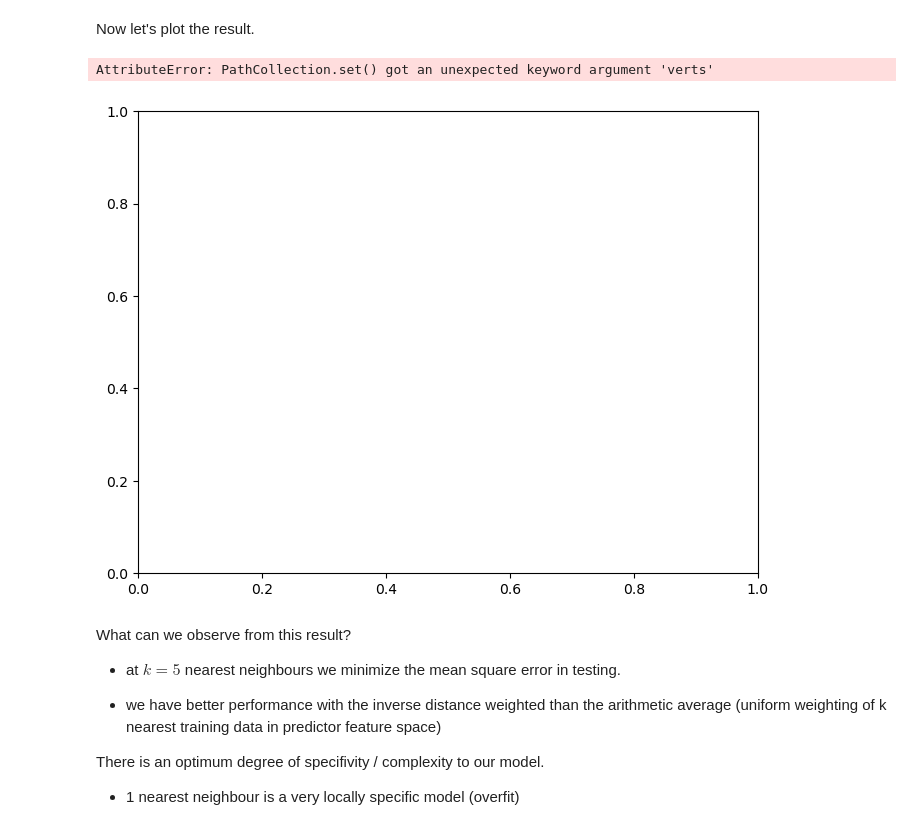
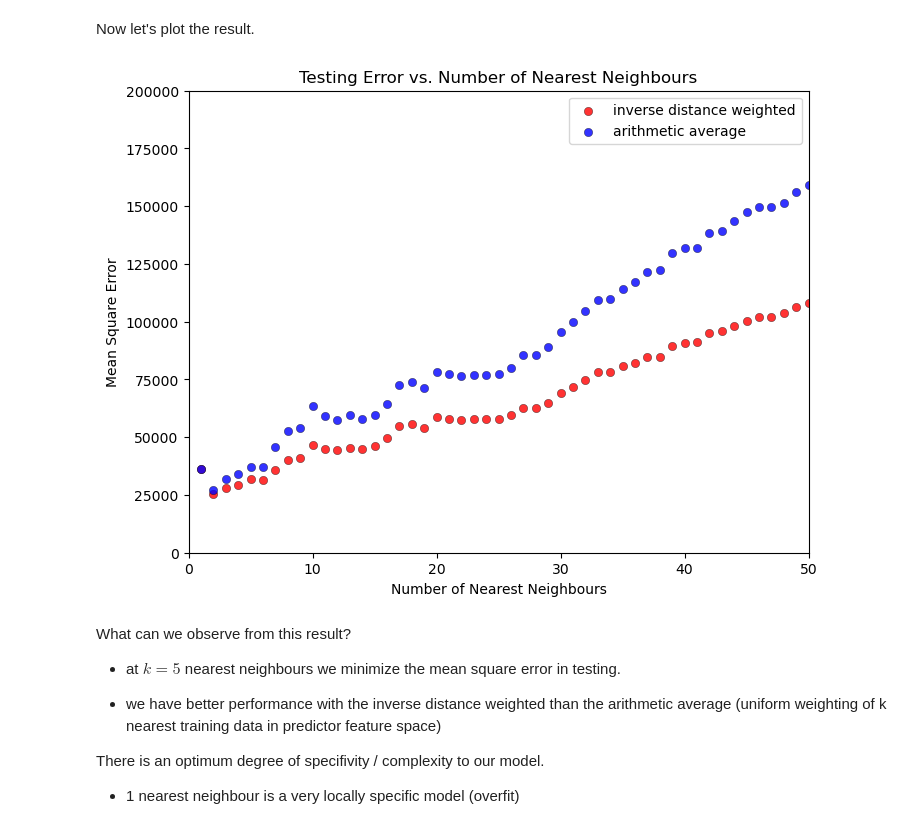
Before and after one commit to daytum/subsurfaceml-geostats-training, a Jupyter notebook: notebooks/kNearestNeighbour.ipynb, the cells around one changed output. Cells and saved outputs as stored; diff of their text form; code cells hidden in the pictures.

Commit message:
Remove verts

```diff
--- a/notebooks/kNearestNeighbour.ipynb
+++ b/notebooks/kNearestNeighbour.ipynb
@@ -498,15 +498,14 @@ while k <= 50:
 Now let's plot the result.
 # %%
 plt.figure(figsize=(8,6))
-plt.scatter(k_mat,dist_error,s=None, c='red',label = 'inverse distance weighted', marker=None, cmap=None, norm=None, vmin=None, vmax=None, alpha=0.8, linewidths=0.3, verts=None, edgecolors="black")
-plt.scatter(k_mat,unif_error,s=None, c='blue',label = 'arithmetic average', marker=None, cmap=None, norm=None, vmin=None, vmax=None, alpha=0.8, linewidths=0.3, verts=None, edgecolors="black")
+plt.scatter(k_mat,dist_error,s=None, c='red',label = 'inverse distance weighted', marker=None, cmap=None, norm=None, vmin=None, vmax=None, alpha=0.8, linewidths=0.3,  edgecolors="black")
+plt.scatter(k_mat,unif_error,s=None, c='blue',label = 'arithmetic average', marker=None, cmap=None, norm=None, vmin=None, vmax=None, alpha=0.8, linewidths=0.3, edgecolors="black")
 plt.title('Testing Error vs. Number of Nearest Neighbours'); plt.xlabel('Number of Nearest Neighbours'); plt.ylabel('Mean Square Error')
 plt.legend()
 plt.xlim(0,50); plt.ylim(0,200000)
 plt.show()
 # %% [output]
-AttributeError: PathCollection.set() got an unexpected keyword argument 'verts'
-[figure, old version]
+[figure, new version]
 # %% [markdown]
 What can we observe from this result?
 
```
